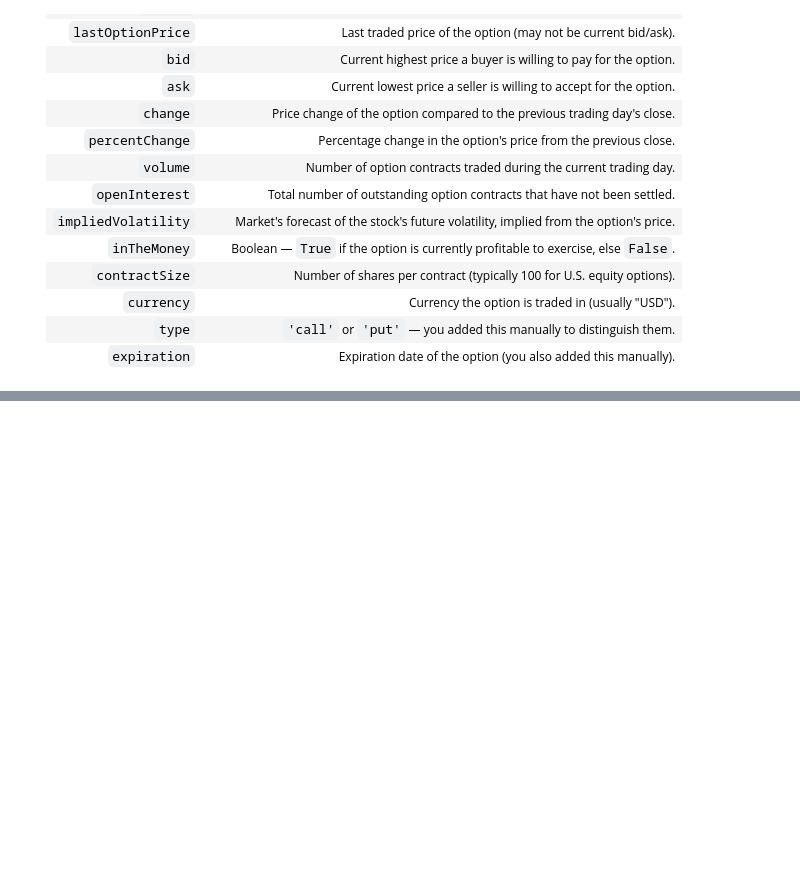
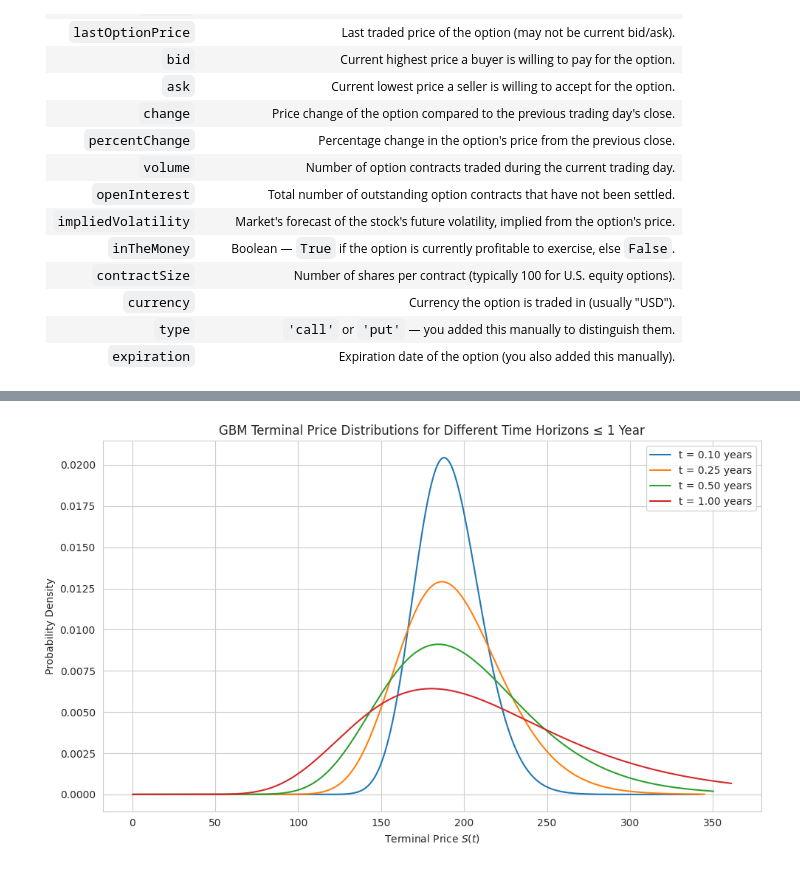
Before and after one commit to pratham-aggr/projectAlpha, a Jupyter notebook: EDA.ipynb, the cells around one changed output, grey strips where cells are left out. Saved outputs shown, nothing was run; the diff lists cells and outputs as text; code cells hidden in the pictures; blank space fills up the shorter version.

```diff
--- a/EDA.ipynb
+++ b/EDA.ipynb
@@ -281,0 +286,35 @@ plt.show()
+# %%
+from scipy.stats import lognorm
+import numpy as np
+
+# Time horizons (fractions of 1 year)
+time_horizons = [0.1, 0.25, 0.5, 1.0]
+
+plt.figure(figsize=(10, 6))
+
+prices = analyzer._get_prices(start_date, end_date)
+S0 = prices[0]
+
+for t in time_horizons:
+    analyzer.t = t  # Set time horizon fraction
+
+    mu = analyzer.mean_log_s(prices, S0)
+    sigma = analyzer.std_log_s(prices)
+
+    scale = np.exp(mu)
+    s = sigma
+
+    x = np.linspace(scale * 0.001, scale * 1.8, 1000)
+    pdf = lognorm.pdf(x, s=s, scale=scale)
+
+    plt.plot(x, pdf, label=f't = {t:.2f} years')
+
+plt.title('GBM Terminal Price Distributions for Different Time Horizons ≤ 1 Year')
+plt.xlabel('Terminal Price $S(t)$')
+plt.ylabel('Probability Density')
+plt.legend()
+plt.grid(True)
+plt.tight_layout()
+plt.show()
+# %% [output]
+[figure, added]
```
Also changed, not shown: parts of 18 cells of this notebook, 7 other files.
